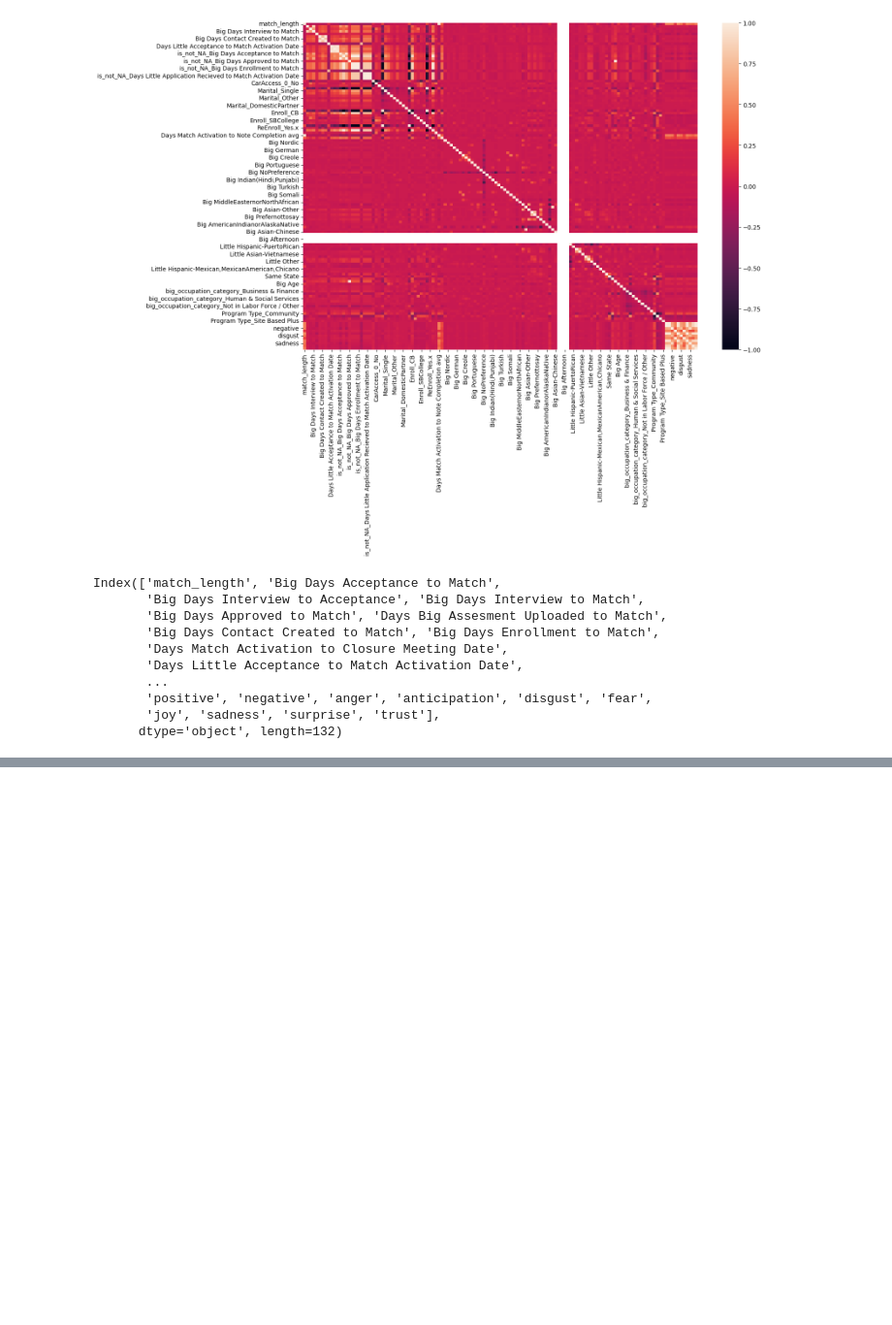
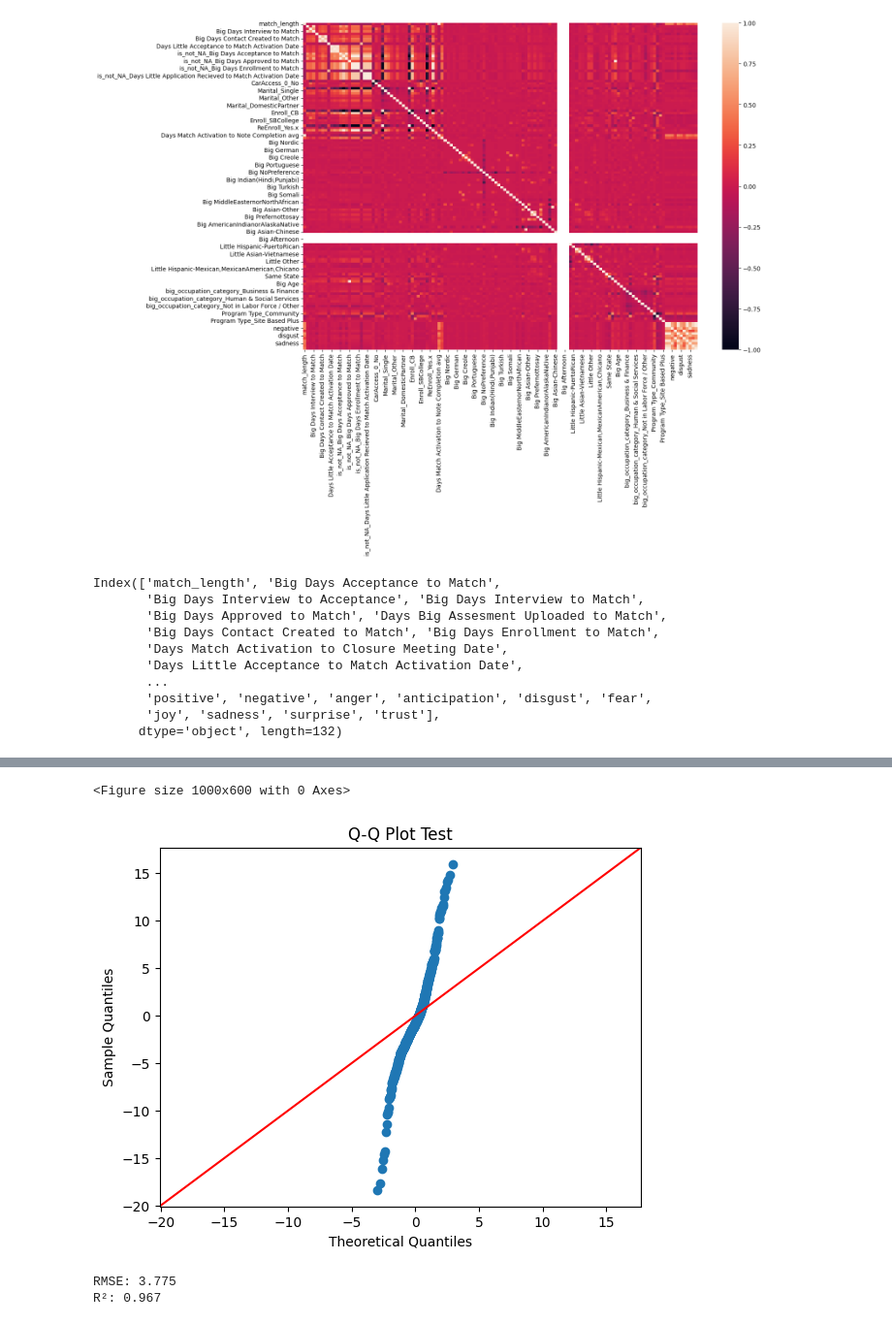
Before and after one commit to Al-Ashir-Intisar/minneMUDAC2025, a Jupyter notebook: training_files/initial_model_training_multiple_linear_reg.ipynb, the cells around one changed output, grey strips where cells are left out. Shown: that part at 97% size. Cells and saved outputs as stored; diff of their text form; code cells hidden in the pictures; blank space fills up the shorter version.

```diff
--- a/training_files/initial_model_training_multiple_linear_reg.ipynb
+++ b/training_files/initial_model_training_multiple_linear_reg.ipynb
@@ -149,0 +177,32 @@ plt.show()
+# %%
+plt.figure(figsize=(10, 6))
+sm.qqplot(residuals_test, line ='45')
+plt.title('Q-Q Plot Test')
+plt.show()
+# %% [output]
+<Figure size 1000x600 with 0 Axes>
+[figure, added]
+# %%
+# Using gradient boosting model
+from sklearn.ensemble import GradientBoostingRegressor
+
+
+# Initialize the model
+gbr = GradientBoostingRegressor(n_estimators=100, learning_rate=0.1, max_depth=3, random_state=42)
+
+# Train the model
+gbr.fit(x_train, y_train)
+
+# Predict
+y_pred = gbr.predict(x_test)
+
+# Evaluate
+mse = mean_squared_error(y_test, y_pred)
+rmse = np.sqrt(mse)
+r2 = r2_score(y_test, y_pred)
+
+print(f"RMSE: {rmse:.3f}")
+print(f"R²: {r2:.3f}")
+# %% [output]
+RMSE: 3.775
+R²: 0.967
```
Also changed, not shown: parts of 10 cells of this notebook.
